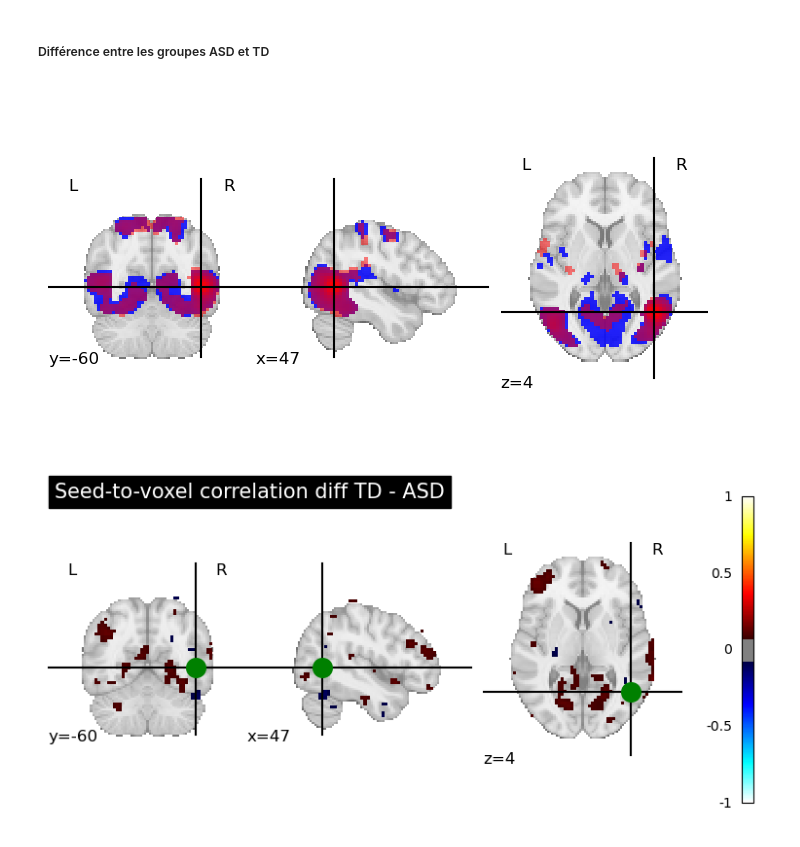
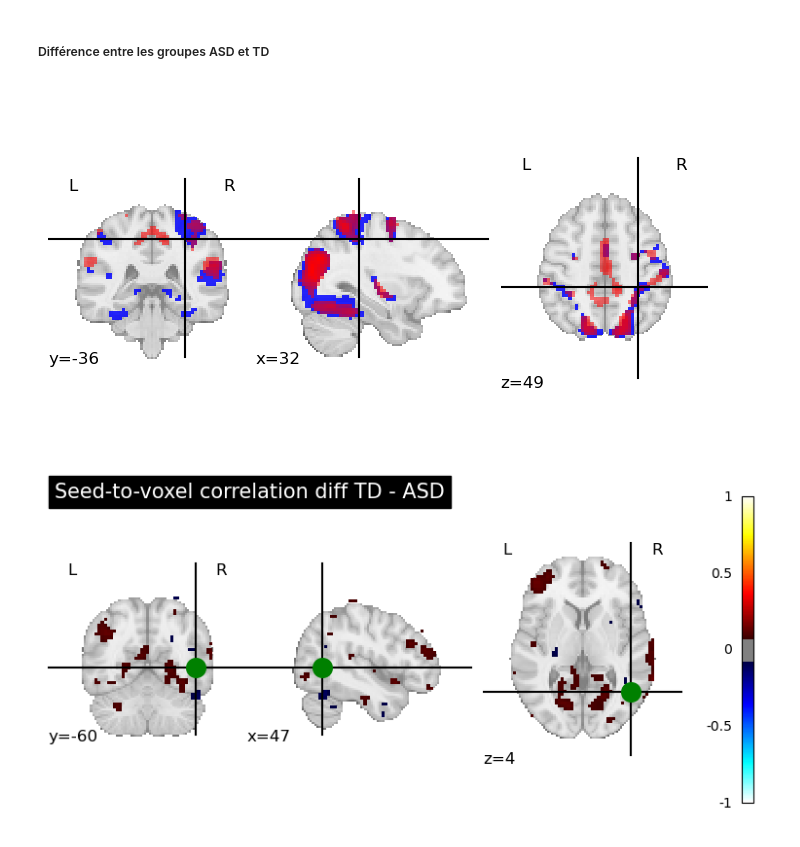
Before and after one commit to brainhack-school2024/cussac_project, a Jupyter notebook: func_connectivity_analysis.ipynb, the cells around one changed output. Cells and saved outputs as stored; diff of their text form; code cells hidden in the pictures.

```diff
--- a/func_connectivity_analysis.ipynb
+++ b/func_connectivity_analysis.ipynb
@@ -33,2 +35,5 @@ def class_asd_td(pheno):
 # %%
-#asd, td = class_asd_td(pheno)
+asd, td = class_asd_td(pheno[:100])
+
+print("nombre d'individus asd :", len(asd))
+print("nombre d'individus td :", len(td))
@@ -48,21 +44,0 @@ atlas_msdl_masker = NiftiMapsMasker(maps_img=atlas_msdl_filepath, standardize=Tr
-# %%
-# HO
-atlas_ho_dataset = nilearn.datasets.fetch_atlas_harvard_oxford('cort-maxprob-thr25-2mm')
-atlas_ho_filepath = atlas_ho_dataset.maps
-labels_ho = atlas_ho_dataset.labels
-masker_ho = NiftiLabelsMasker(labels_img=atlas_ho_dataset.filename, standardize=True,
-                           memory='nilearn_cache', verbose=0)
-
-fmri_filepath = dataset_abide['func_preproc'][55] #individu ASD
-data_in_atlas_msdl = masker_ho.fit_transform(fmri_filepath)
-
-#Création de la matrice de corrélation
-
-correlation_measure = ConnectivityMeasure(kind='correlation')
-correlation_matrix = correlation_measure.fit_transform([data_in_atlas_msdl])[0]
-
-# Affichage de la matrice de corrélation
-
-np.fill_diagonal(correlation_matrix, 0)
-plotting.plot_matrix(correlation_matrix, figure=(10, 8), labels = labels_ho[1:],
-                     vmax=0.8, vmin=-0.8, reorder=True)
@@ -72,9 +58,8 @@ plotting.plot_matrix(correlation_matrix, figure=(10, 8), labels = labels_ho[1:],
 # %%
-# Exemple d'affichage d'une matrice de corrélation
+# Exemple d'affichage d'une matrice de corrélation sur un sujet ASD
 
-fmri_filepath = dataset_abide['func_preproc'][0] #individu ASD
-data_in_atlas_msdl = atlas_msdl_masker.fit_transform(fmri_filepath)
-#data_in_atlas_ho = atlas_ho_masker.fit_transform(fmri_filepath)
+fmri_filepath_asd0 = dataset_abide['func_preproc'][0] #individu 0
+data_in_atlas_msdl = atlas_msdl_masker.fit_transform(fmri_filepath_asd0)
 
 #Création de la matrice de corrélation
 
@@ -508,15 +366,15 @@ plotting.view_img(seed_to_voxel_correlations_img_mean_td, threshold = 0.3,
 # %% [markdown]
 ##### Différence entre les groupes ASD et TD
 # %%
-#Superposition des deux images
+# Superposition des deux images
 
 # Affichage de la première image (TD)
 display = plotting.plot_stat_map(seed_to_voxel_correlations_img_mean_td
-    , display_mode='ortho', threshold=0.3, cmap = 'blue_transparent',cut_coords=[47, -60, 4], colorbar = False
+    , display_mode='ortho', threshold=0.3, cmap = 'blue_transparent',cut_coords=[32,-36,49], colorbar = False
 )
 
 # Superposition de la deuxième image (ASD)
 display.add_overlay(seed_to_voxel_correlations_img_mean_asd, threshold=0.3, cmap='red_transparent')
 # %% [output]
-[figure, old version]
+[figure, new version]
 # %%
```
Also changed, not shown: parts of 34 cells of this notebook, 1 other file.
